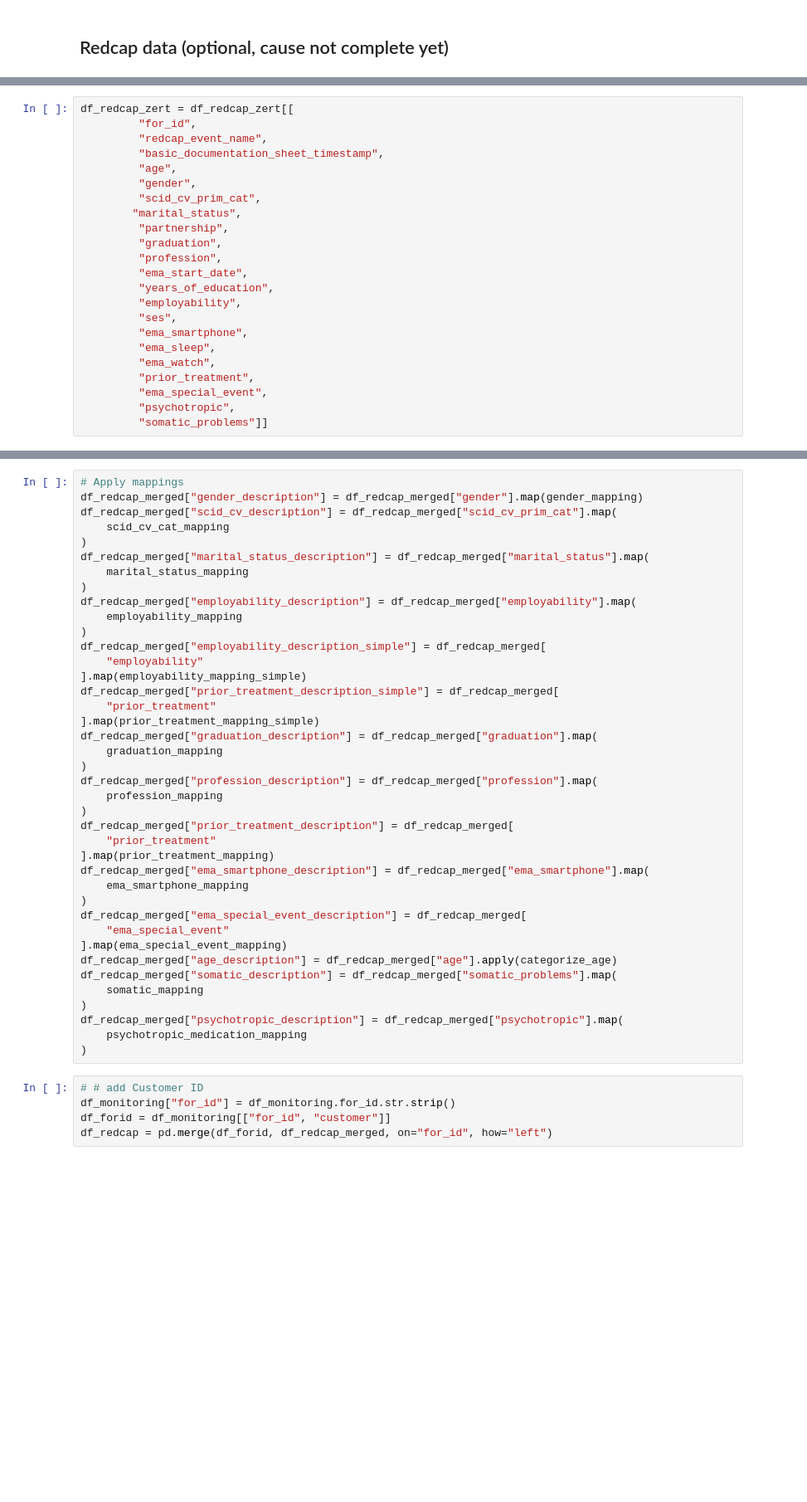
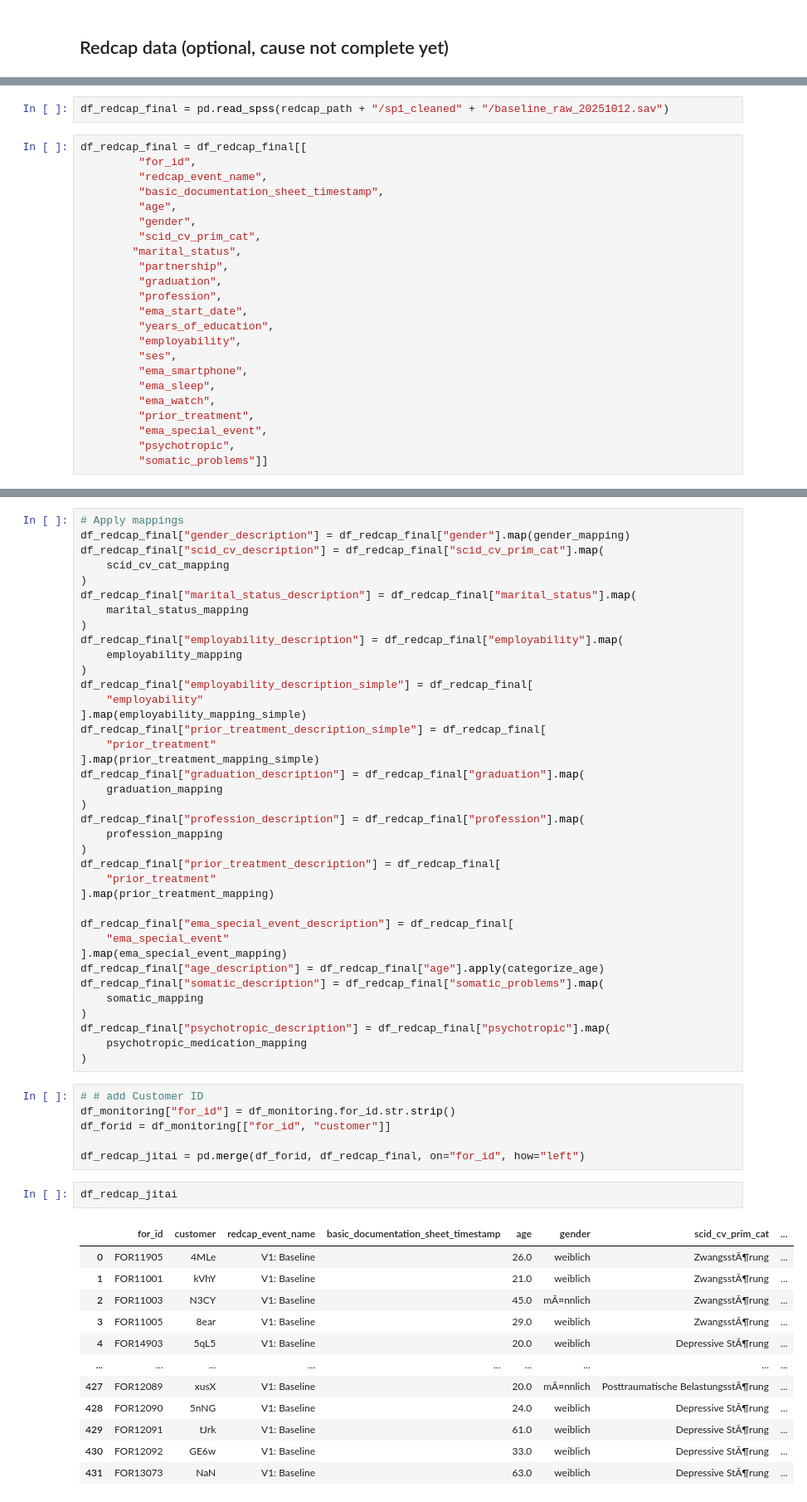
Before and after one commit to leona-ha/preact_digital, a Jupyter notebook: notebooks/01_Data_Preprocess_old_names.ipynb, the cells around one changed output, grey strips where cells are left out. Shown at 83% size. Cells and saved outputs as stored; diff of their text form; blank space fills up the shorter version.

```diff
--- a/notebooks/01_Data_Preprocess_old_names.ipynb
+++ b/notebooks/01_Data_Preprocess_old_names.ipynb
@@ -718,5 +722,7 @@ df_redcap_zert = pd.read_csv(redcap_path + "/ZERTIFIZIERUNGFOR518_DATA_2025-01-0
+# %%
+df_redcap_final = pd.read_spss(redcap_path + "/sp1_cleaned" + "/baseline_raw_20251012.sav")
 # %%
-df_redcap_zert = df_redcap_zert[[
+df_redcap_final = df_redcap_final[[
          "for_id",
          "redcap_event_name",
          "basic_documentation_sheet_timestamp",
@@ -867,46 +836,60 @@ def categorize_age(age):
         return 5
 # %%
 # Apply mappings
-df_redcap_merged["gender_description"] = df_redcap_merged["gender"].map(gender_mapping)
-df_redcap_merged["scid_cv_description"] = df_redcap_merged["scid_cv_prim_cat"].map(
+df_redcap_final["gender_description"] = df_redcap_final["gender"].map(gender_mapping)
+df_redcap_final["scid_cv_description"] = df_redcap_final["scid_cv_prim_cat"].map(
     scid_cv_cat_mapping
 )
-df_redcap_merged["marital_status_description"] = df_redcap_merged["marital_status"].map(
+df_redcap_final["marital_status_description"] = df_redcap_final["marital_status"].map(
     marital_status_mapping
 )
-df_redcap_merged["employability_description"] = df_redcap_merged["employability"].map(
+df_redcap_final["employability_description"] = df_redcap_final["employability"].map(
     employability_mapping
 )
-df_redcap_merged["employability_description_simple"] = df_redcap_merged[
+df_redcap_final["employability_description_simple"] = df_redcap_final[
     "employability"
 ].map(employability_mapping_simple)
-df_redcap_merged["prior_treatment_description_simple"] = df_redcap_merged[
+df_redcap_final["prior_treatment_description_simple"] = df_redcap_final[
     "prior_treatment"
 ].map(prior_treatment_mapping_simple)
-df_redcap_merged["graduation_description"] = df_redcap_merged["graduation"].map(
+df_redcap_final["graduation_description"] = df_redcap_final["graduation"].map(
     graduation_mapping
 )
-df_redcap_merged["profession_description"] = df_redcap_merged["profession"].map(
+df_redcap_final["profession_description"] = df_redcap_final["profession"].map(
     profession_mapping
 )
-df_redcap_merged["prior_treatment_description"] = df_redcap_merged[
+df_redcap_final["prior_treatment_description"] = df_redcap_final[
     "prior_treatment"
 ].map(prior_treatment_mapping)
-df_redcap_merged["ema_smartphone_description"] = df_redcap_merged["ema_smartphone"].map(
-    ema_smartphone_mapping
-)
-df_redcap_merged["ema_special_event_description"] = df_redcap_merged[
+
+df_redcap_final["ema_special_event_description"] = df_redcap_final[
     "ema_special_event"
 ].map(ema_special_event_mapping)
-df_redcap_merged["age_description"] = df_redcap_merged["age"].apply(categorize_age)
-df_redcap_merged["somatic_description"] = df_redcap_merged["somatic_problems"].map(
+df_redcap_final["age_description"] = df_redcap_final["age"].apply(categorize_age)
+df_redcap_final["somatic_description"] = df_redcap_final["somatic_problems"].map(
     somatic_mapping
 )
-df_redcap_merged["psychotropic_description"] = df_redcap_merged["psychotropic"].map(
+df_redcap_final["psychotropic_description"] = df_redcap_final["psychotropic"].map(
     psychotropic_medication_mapping
 )
 # %%
 # # add Customer ID
 df_monitoring["for_id"] = df_monitoring.for_id.str.strip()
 df_forid = df_monitoring[["for_id", "customer"]]
-df_redcap = pd.merge(df_forid, df_redcap_merged, on="for_id", how="left")
+
+df_redcap_jitai = pd.merge(df_forid, df_redcap_final, on="for_id", how="left")
+# %%
+df_redcap_jitai
+# %% [output]
+|  | for_id | customer | redcap_event_name | basic_documentation_sheet_timestamp | age | gender | scid_cv_prim_cat | ... |
+| 0 | FOR11905 | 4MLe | V1: Baseline |  | 26.0 | weiblich | ZwangsstÃ¶rung | ... |
+| 1 | FOR11001 | kVhY | V1: Baseline |  | 21.0 | weiblich | ZwangsstÃ¶rung | ... |
+| 2 | FOR11003 | N3CY | V1: Baseline |  | 45.0 | mÃ¤nnlich | ZwangsstÃ¶rung | ... |
+| 3 | FOR11005 | 8ear | V1: Baseline |  | 29.0 | weiblich | ZwangsstÃ¶rung | ... |
+| 4 | FOR14903 | 5qL5 | V1: Baseline |  | 20.0 | weiblich | Depressive StÃ¶rung | ... |
+| ... | ... | ... | ... | ... | ... | ... | ... | ... |
+| 427 | FOR12089 | xusX | V1: Baseline |  | 20.0 | mÃ¤nnlich | Posttraumatische BelastungsstÃ¶rung | ... |
+| 428 | FOR12090 | 5nNG | V1: Baseline |  | 24.0 | weiblich | Depressive StÃ¶rung | ... |
+| 429 | FOR12091 | tJrk | V1: Baseline |  | 61.0 | weiblich | Depressive StÃ¶rung | ... |
+| 430 | FOR12092 | GE6w | V1: Baseline |  | 33.0 | weiblich | Depressive StÃ¶rung | ... |
+| 431 | FOR13073 | NaN | V1: Baseline |  | 63.0 | weiblich | Depressive StÃ¶rung | ... |
```
Also changed, not shown: parts of 25 cells of this notebook, 5 other files.
